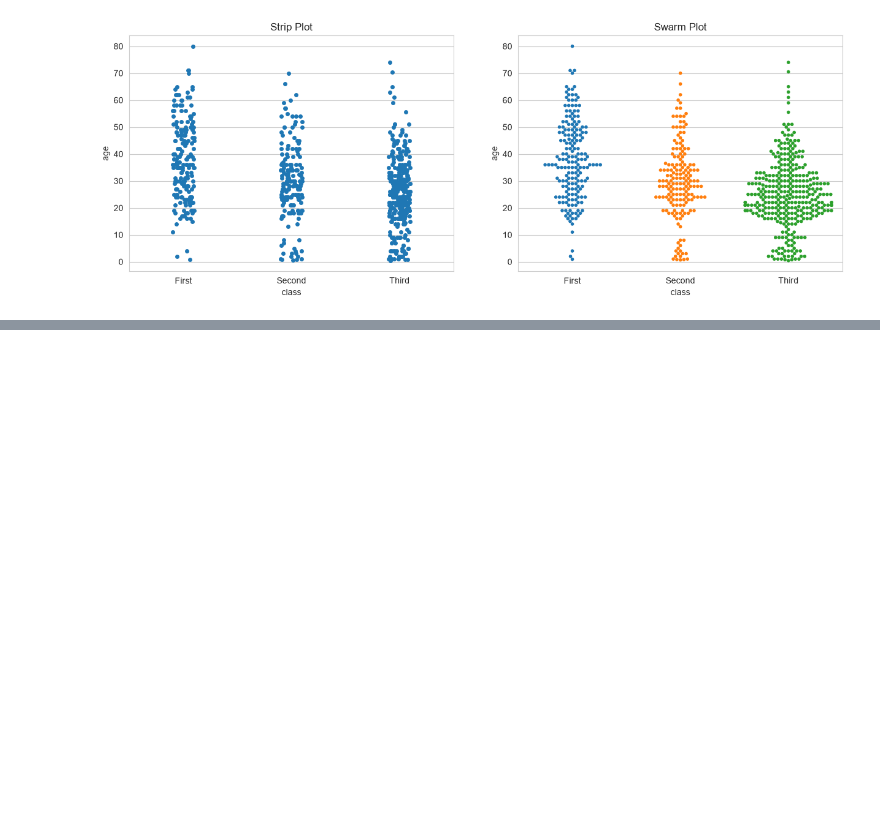
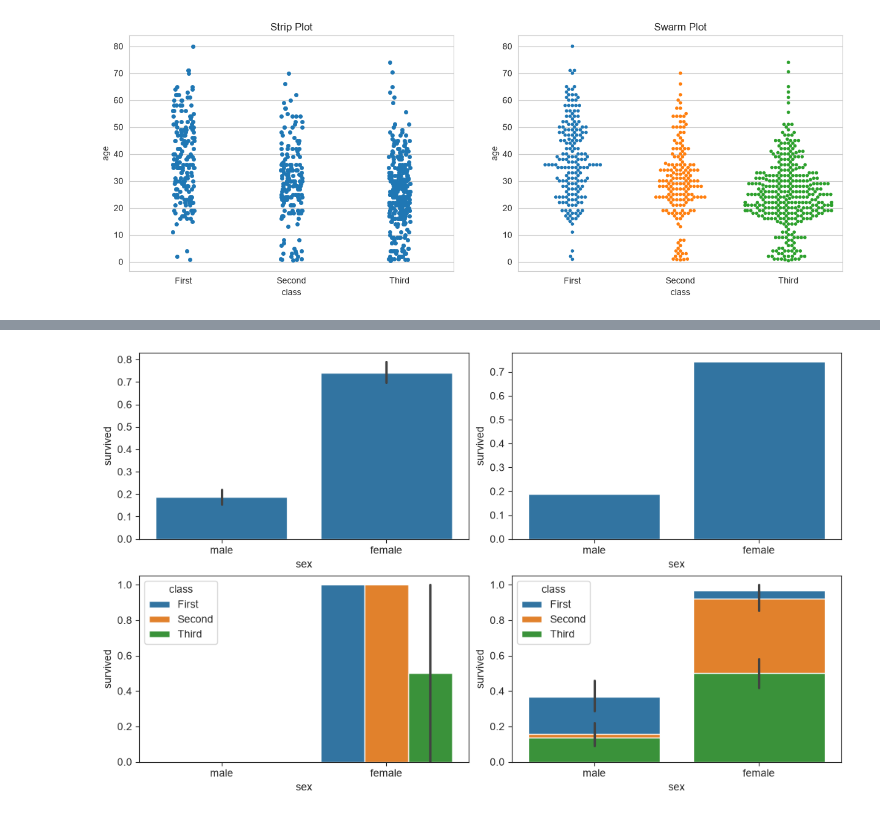
Before and after one commit to ChaeYeongJi/18_data_analytics, a Jupyter notebook: 04_시각화도구/02_seaborn.ipynb, the cells around one changed output, grey strips where cells are left out. Drawn from its saved outputs; the diff is of its cells as text; code cells hidden in the pictures; blank space fills up the shorter version.

```diff
--- a/02_seaborn.ipynb
+++ b/04_시각화도구/02_seaborn.ipynb
@@ -309,0 +322,43 @@ plt.show()
+# %%
+# 막대 그래프
+sns.set_style('ticks')
+
+fig, axes = plt.subplots(2, 2, figsize=(10, 6), constrained_layout=True)
+
+sns.barplot(
+    x='sex',
+    y='survived',
+    data=titanic,
+    ax=axes[0, 0]
+)
+
+sns.barplot(
+    x='sex',
+    y='survived',
+    data=titanic,
+    ax=axes[0, 1],
+    errorbar=None
+)
+
+sns.barplot(
+    x='sex',
+    y='survived',
+    data=titanic,
+    hue='class',
+    ax=axes[1, 0],
+    errorbar=('ci', 95),
+    estimator='median'  # 중앙값. male의 경우 중앙값이 survived 0에 몰려있어서 표시X. female의 First, Second는 1의 비율이 높고, Third의 경우 0과 1 비율이 반반.
+)
+
+sns.barplot(
+    x='sex',
+    y='survived',
+    data=titanic,
+    hue='class',
+    dodge=False,
+    ax=axes[1, 1]
+)
+
+plt.show()
+# %% [output]
+[figure, added]
```
Also changed, not shown: parts of 6 cells of this notebook, 6 other files.
